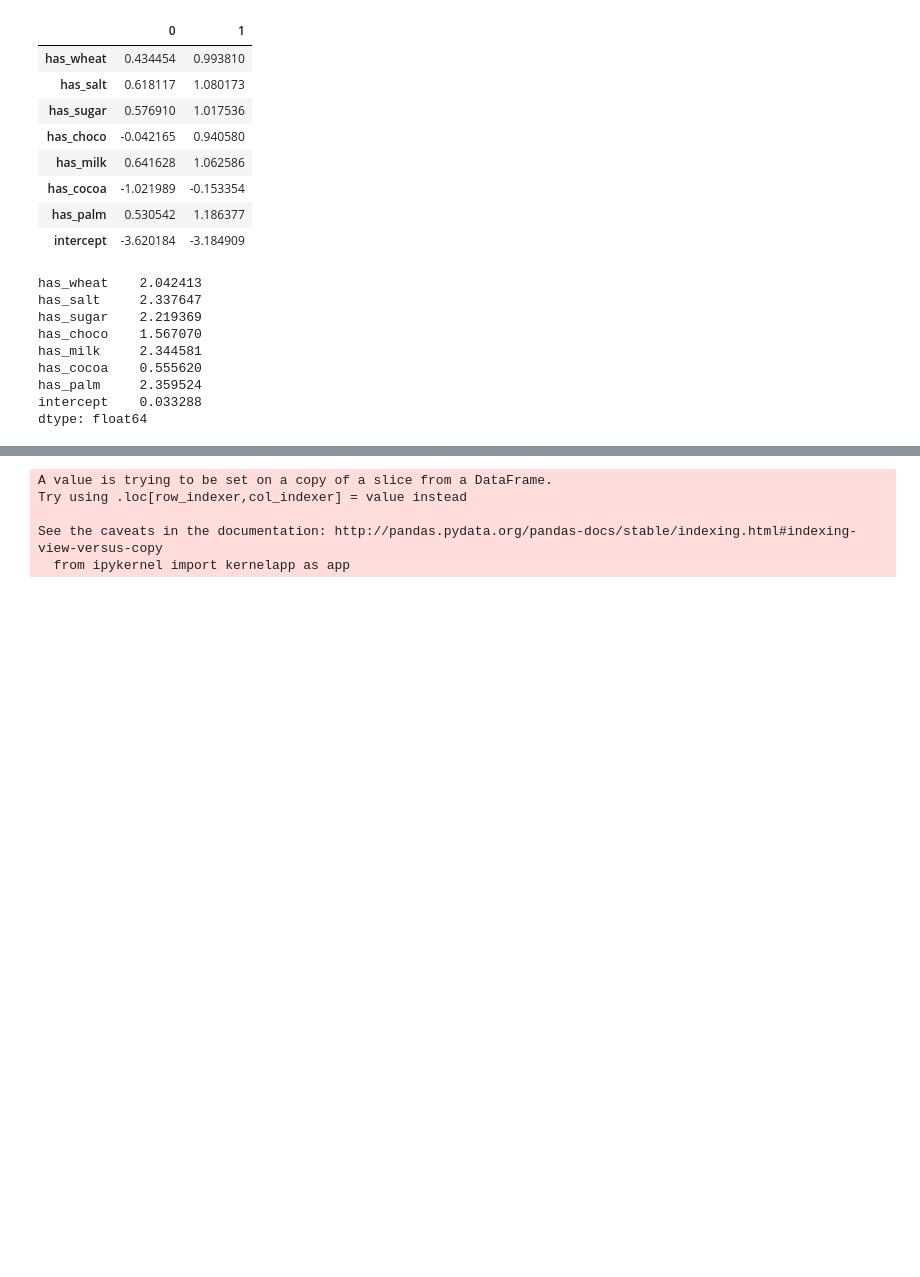
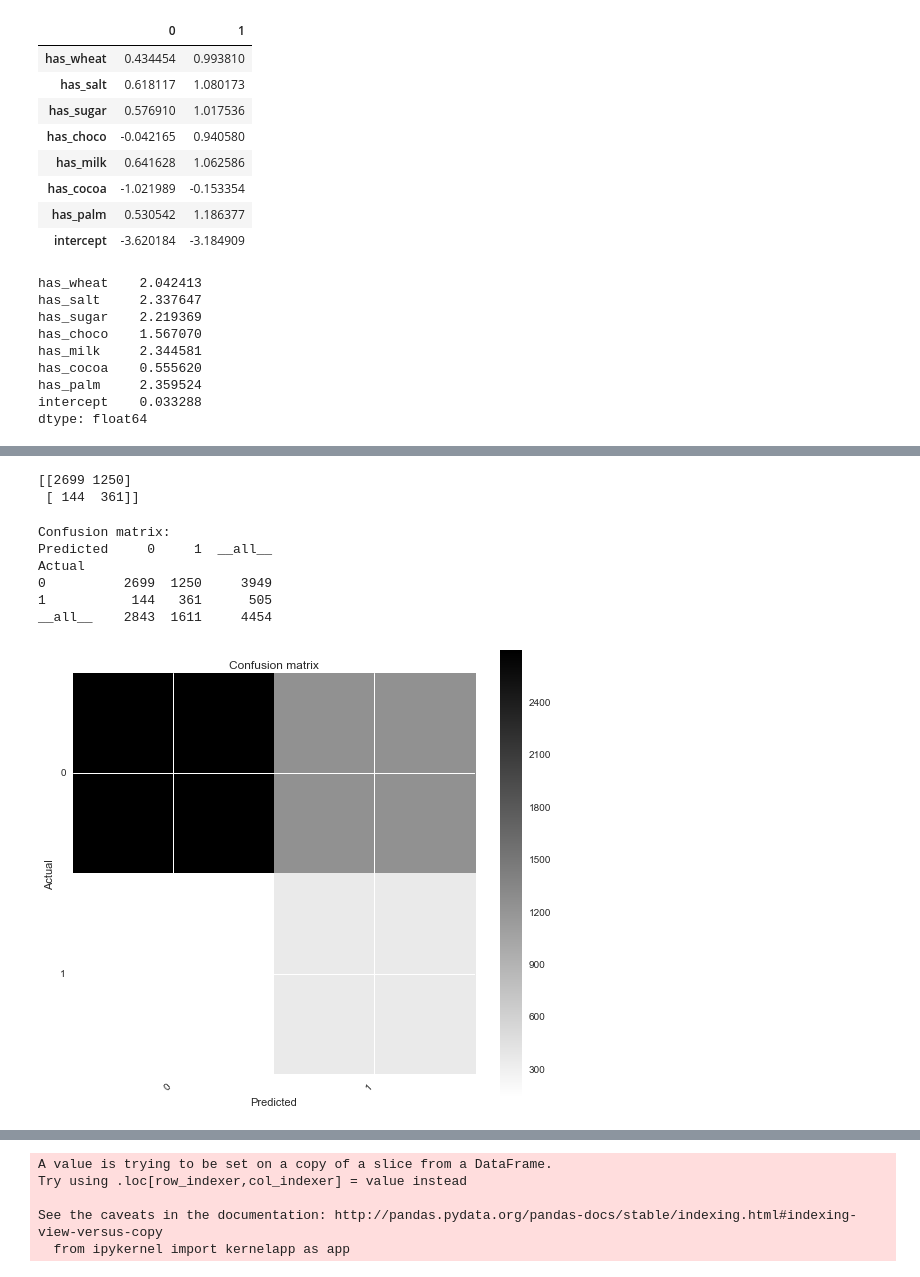
Before and after one commit to srik1280/Springboard-Exercise, a Jupyter notebook: Capstone-Project/Part2.ipynb, the cells around one changed output, grey strips where cells are left out. Drawn from its saved outputs; the diff is of its cells as text; code cells hidden in the pictures; blank space fills up the shorter version.

```diff
--- a/Capstone-Project/Part2.ipynb
+++ b/Capstone-Project/Part2.ipynb
@@ -566,0 +512,4 @@ pd_size
+# %%
+pd_new['ypred_class'] = np.where(pd_new['ypred']>0.12, '1', '0')
+pd_new['ypred_class'] = pd_new['ypred_class'].astype(int)
+pd_new[['high_add','ypred_class']].head(5)
@@ -566,0 +523,26 @@ pd_size
+# %%
+# Create confusin matrix from Scikit
+matrix = confusion_matrix(pd_new['high_add'], pd_new['ypred_class'])
+print(matrix)
+# %% [output]
+[[2699 1250]
+ [ 144  361]]
+# %%
+# Using Pandas confusion create the confusion matrix
+
+from pandas_confusion import ConfusionMatrix
+
+confusion_matrix = ConfusionMatrix(pd_new['high_add'], pd_new['ypred_class'])
+print("Confusion matrix:\n%s" % confusion_matrix)
+# %% [output]
+Confusion matrix:
+Predicted     0     1  __all__
+Actual
+0          2699  1250     3949
+1           144   361      505
+__all__    2843  1611     4454
+# %%
+confusion_matrix.plot()
+plt.show()
+# %% [output]
+[figure, added]
```
Also changed, not shown: parts of 131 cells of this notebook.
